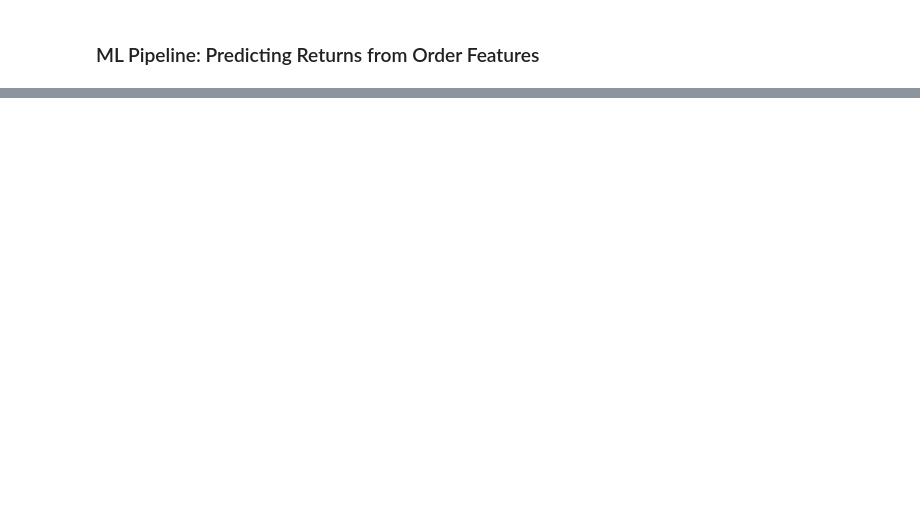
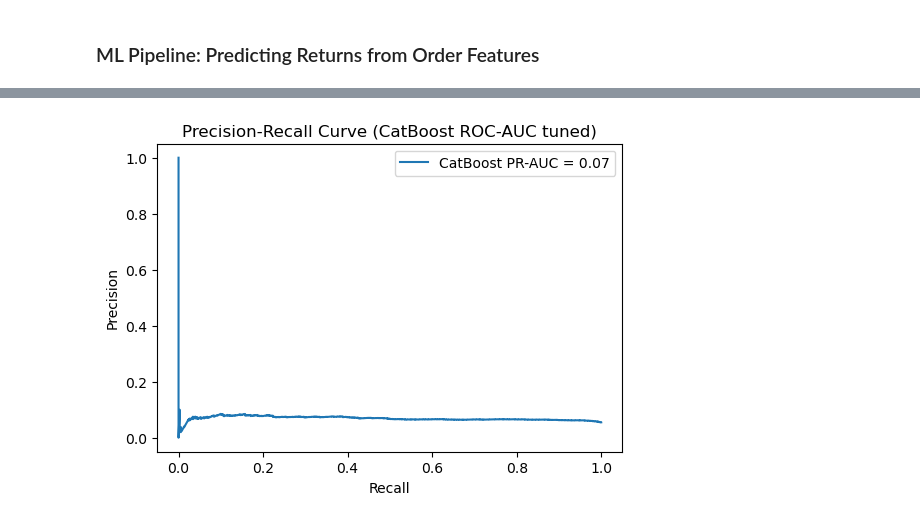
Before and after one commit to clemweb3/E-commerce-Data-Insights-Dashboard, a Jupyter notebook: ecommerce_bi_dashboard.ipynb, the cells around one changed output, grey strips where cells are left out. Cells and saved outputs as stored; diff of their text form; code cells hidden in the pictures; blank space fills up the shorter version.

Commit message:
committed to catboost. Finetuning ROC-AUC. Reached over 0.71 accuracy. Ready for dashboarding/more fine tuning.

```diff
--- a/ecommerce_bi_dashboard.ipynb
+++ b/ecommerce_bi_dashboard.ipynb
@@ -202,76 +307,62 @@ import matplotlib.pyplot as plt
 # %%
-
+from catboost import CatBoostClassifier
+from sklearn.model_selection import train_test_split
+from sklearn.metrics import classification_report, confusion_matrix, roc_auc_score, precision_recall_curve, auc
+import numpy as np
+import matplotlib.pyplot as plt
 
 # --- 1. Define features ---
 numeric_features = [
-    'delivery_speed', 'total_cost_ratio', 'past_orders', 'past_returns',
-    'product_return_rate', 'customer_age', 'days_since_last_order', 'price_per_unit'
+    'delivery_speed','total_cost_ratio','past_orders','past_returns',
+    'product_return_rate','customer_age','days_since_last_order',
+    'days_since_last_return','price_per_unit','customer_tenure_days',
+    'returns_last3','category_return_rate'
 ]
 categorical_features = [
-    'discount_bucket', 'order_value_segment', 'payment_method', 'region',
-    'customer_gender', 'discount_category'
+    'discount_bucket','order_value_segment','payment_method','region',
+    'customer_gender','discount_category','delivery_speed_bucket','category'
 ]
 
 X = df_fe[numeric_features + categorical_features]
 y = df_fe['returned_flag']
 
-# --- 2. Train/test split (stratified) ---
+# --- 2. Train/test split ---
 X_train, X_test, y_train, y_test = train_test_split(
     X, y, test_size=0.2, random_state=42, stratify=y
 )
 
-# --- 3. Preprocessing ---
-preprocessor = ColumnTransformer(
-    transformers=[
-        ('num', Pipeline([
-            ('imputer', SimpleImputer(strategy='constant', fill_value=0)),
-            ('scaler', StandardScaler())
-        ]), numeric_features),
-        ('cat', OneHotEncoder(drop='first', handle_unknown='ignore'), categorical_features)
-    ]
+# --- 3. CatBoost Classifier (ROC-AUC tuned) ---
+clf_cb = CatBoostClassifier(
+    iterations=1000,             # more boosting rounds for smoother probability curves
+    learning_rate=0.02,          # lower learning rate for better separation
+    depth=7,                     # moderate tree depth
+    l2_leaf_reg=7,               # stronger regularization
+    random_seed=42,
+    cat_features=categorical_features,
+    verbose=0,
+    auto_class_weights='Balanced'  # let CatBoost auto-balance classes
 )
 
-# --- 4. LightGBM Classifier ---
-clf_lgbm = Pipeline([
-    ('preprocessor', preprocessor),
-    ('classifier', lgb.LGBMClassifier(
-        n_estimators=500,
-        learning_rate=0.05,
-        max_depth=-1,
-        random_state=42,
-        class_weight='balanced',   # handles imbalance
-        scale_pos_weight=len(y_train[y_train==0]) / len(y_train[y_train==1])  # ratio of negatives to positives
-    ))
-])
+clf_cb.fit(X_train, y_train)
+y_proba_cb = clf_cb.predict_proba(X_test)[:, 1]
 
-clf_lgbm.fit(X_train, y_train)
-y_proba_lgbm = clf_lgbm.predict_proba(X_test)[:, 1]
-
-# --- 5. Threshold tuning via PR curve ---
-precision, recall, thresholds = precision_recall_curve(y_test, y_proba_lgbm)
+# --- 4. Threshold tuning ---
+precision, recall, thresholds = precision_recall_curve(y_test, y_proba_cb)
 f1_scores = (2 * precision * recall) / (precision + recall + 1e-9)
 best_idx = np.argmax(f1_scores)
 best_threshold = thresholds[max(best_idx - 1, 0)]
-y_pred_lgbm = (y_proba_lgbm >= best_threshold).astype(int)
+y_pred_cb = (y_proba_cb >= best_threshold).astype(int)
 
-print("LightGBM Confusion Matrix:\n", confusion_matrix(y_test, y_pred_lgbm))
-print("\nClassification Report:\n", classification_report(y_test, y_pred_lgbm))
-print("\nROC-AUC Score:", roc_auc_score(y_test, y_proba_lgbm))
+print("CatBoost Confusion Matrix:\n", confusion_matrix(y_test, y_pred_cb))
+print("\nClassification Report:\n", classification_report(y_test, y_pred_cb))
+print("\nROC-AUC Score:", roc_auc_score(y_test, y_proba_cb))
 
-# --- 6. PR curve visualization ---
+# --- 5. PR curve visualization ---
 plt.figure(figsize=(6,4))
-plt.plot(recall, precision, label=f'LGBM PR-AUC = {auc(recall, precision):.2f}')
+plt.plot(recall, precision, label=f'CatBoost PR-AUC = {auc(recall, precision):.2f}')
 plt.xlabel('Recall')
 plt.ylabel('Precision')
-plt.title('Precision-Recall Curve (LightGBM)')
+plt.title('Precision-Recall Curve (CatBoost ROC-AUC tuned)')
 plt.legend()
 plt.show()
-
-# --- 7. Feature importance ---
-feature_names = numeric_features + list(clf_lgbm.named_steps['preprocessor'].transformers_[1][1].get_feature_names_out(categorical_features))
-importances = clf_lgbm.named_steps['classifier'].feature_importances_
-indices = np.argsort(importances)[::-1]
-
-print("\nFeature Importance (LightGBM):")
-for i in indices[:25]:
-    print(f"{feature_names[i]}: {importances[i]:.3f}")
+# %% [output]
@@ -277,0 +385 @@ for i in indices[:25]:
+[figure, added]
```
Also changed, not shown: parts of 16 cells of this notebook, 5 other files.
